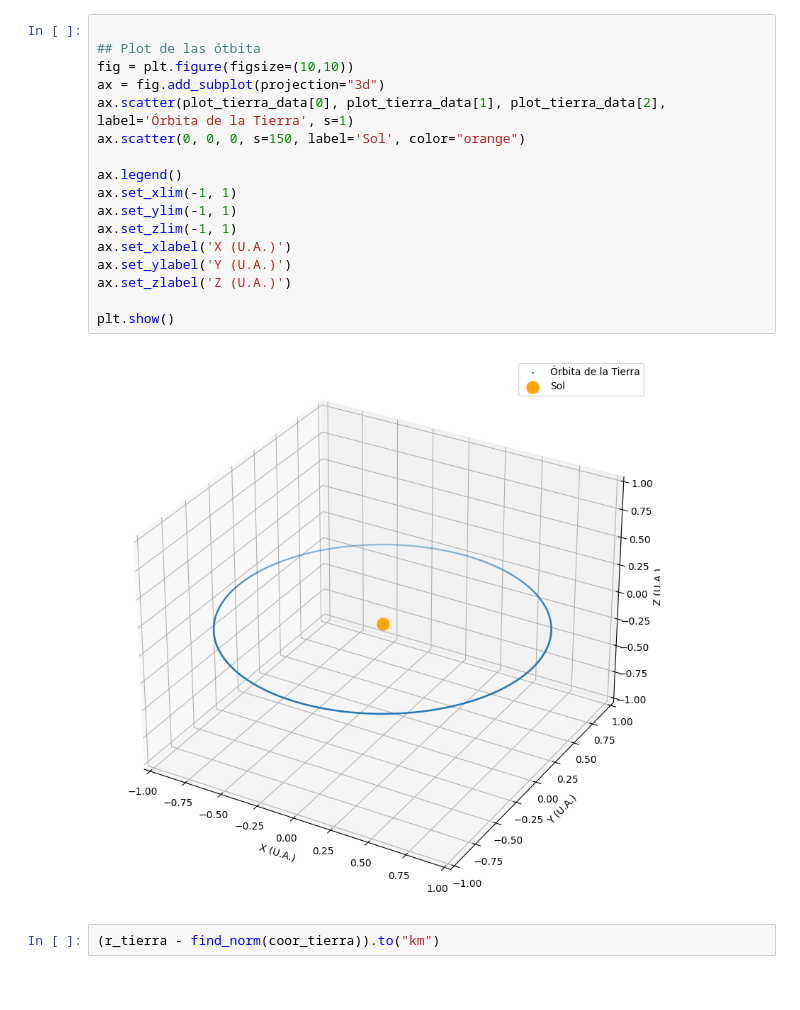
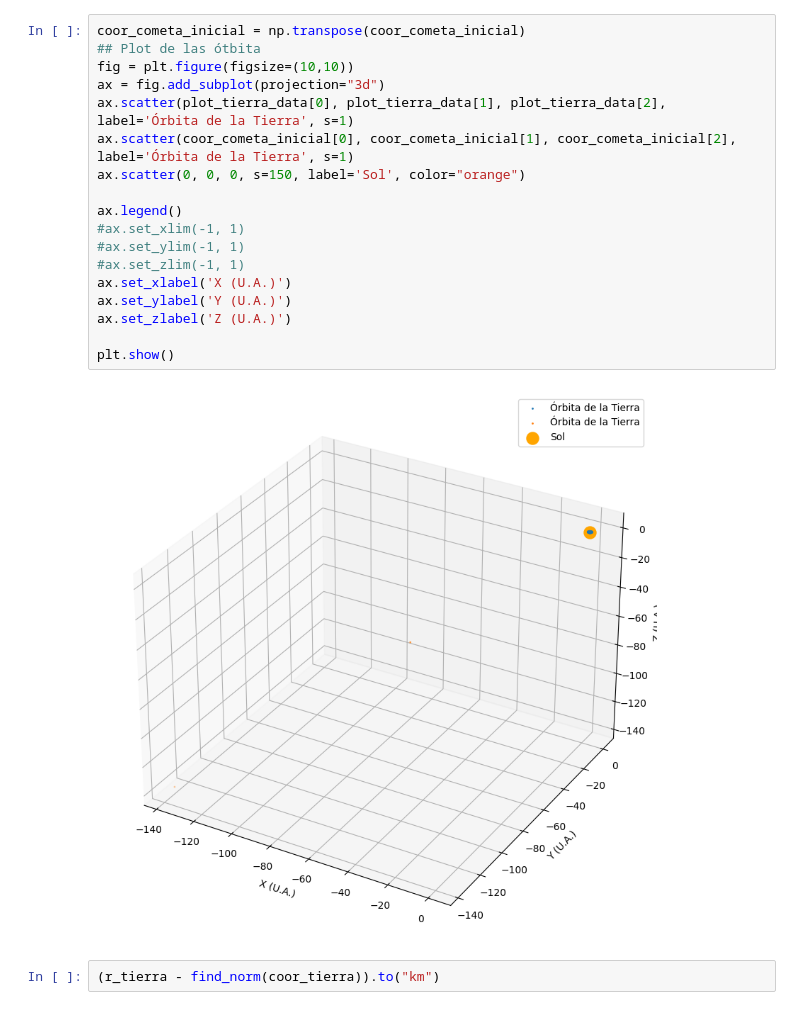
Before and after one commit to eadelgadillom/Astronomia_fundamental, a Jupyter notebook: Parcial_1.ipynb, the cells around one changed output. Cells and saved outputs as stored; diff of their text form.

Commit message:
Inclinacion del cometa

```diff
--- a/Parcial_1.ipynb
+++ b/Parcial_1.ipynb
@@ -157,22 +178,23 @@ for ii in range (6):
 # %%
-
+coor_cometa_inicial = np.transpose(coor_cometa_inicial)
 ## Plot de las ótbita
 fig = plt.figure(figsize=(10,10))
 ax = fig.add_subplot(projection="3d")
 ax.scatter(plot_tierra_data[0], plot_tierra_data[1], plot_tierra_data[2], label='Órbita de la Tierra', s=1)
+ax.scatter(coor_cometa_inicial[0], coor_cometa_inicial[1], coor_cometa_inicial[2], label='Órbita de la Tierra', s=1)
 ax.scatter(0, 0, 0, s=150, label='Sol', color="orange")
 
 ax.legend()
-ax.set_xlim(-1, 1)
-ax.set_ylim(-1, 1)
-ax.set_zlim(-1, 1)
+#ax.set_xlim(-1, 1)
+#ax.set_ylim(-1, 1)
+#ax.set_zlim(-1, 1)
 ax.set_xlabel('X (U.A.)')
 ax.set_ylabel('Y (U.A.)')
 ax.set_zlabel('Z (U.A.)')
 
 plt.show()
 # %% [output]
-[figure, old version]
+[figure, new version]
 # %%
 (r_tierra - find_norm(coor_tierra)).to("km")
 # %% [output]
```
Also changed, not shown: parts of 1 cell of this notebook.
